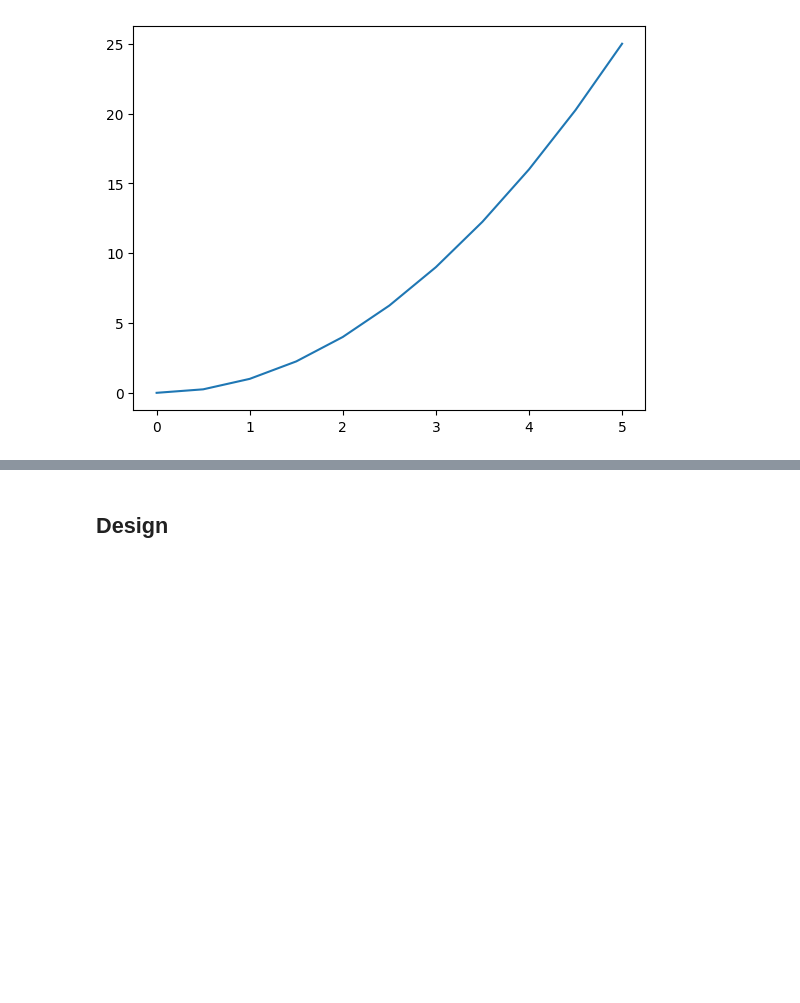
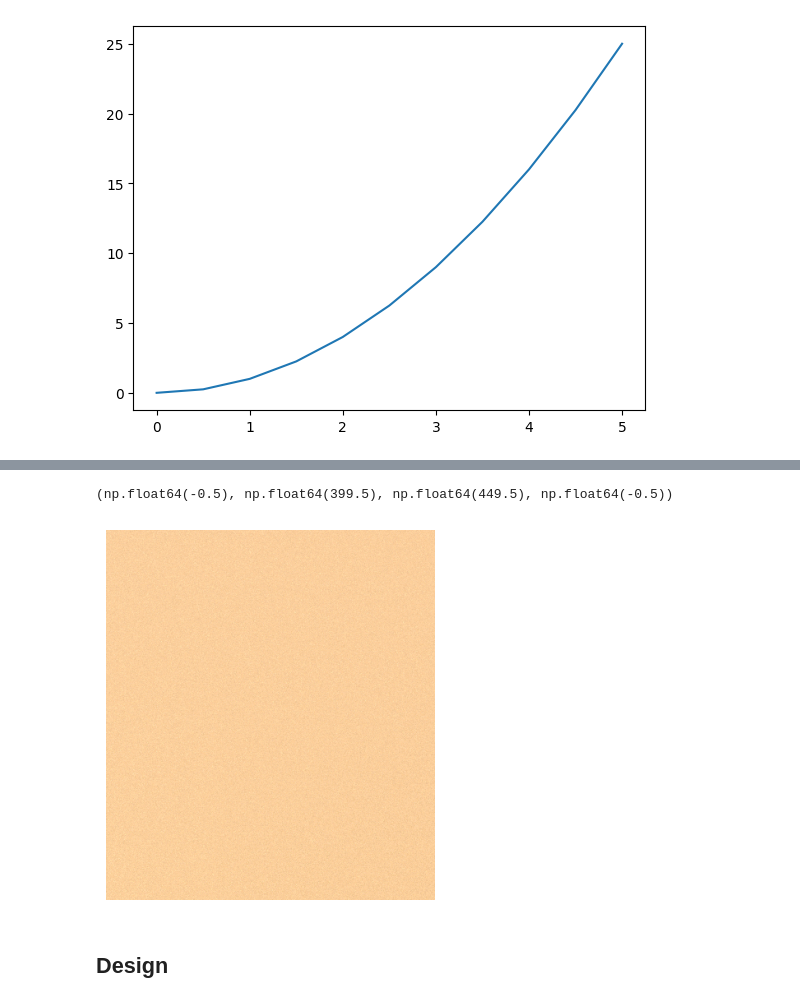
Before and after one commit to rafi1105/Machine_Learning_colab, a Jupyter notebook: Data Visualization/Matplotlib.ipynb, the cells around one changed output, grey strips where cells are left out. Saved outputs shown, nothing was run; the diff lists cells and outputs as text; code cells hidden in the pictures; blank space fills up the shorter version.

```diff
--- a/Data Visualization/Matplotlib.ipynb
+++ b/Data Visualization/Matplotlib.ipynb
@@ -96,2 +104,9 @@ plt.savefig("basicplot.png")
+# %%
+crop = img[50:500,500:900]  #crop row, cols
+plt.imshow(crop)
+plt.axis('off')
+# %% [output]
+(np.float64(-0.5), np.float64(399.5), np.float64(449.5), np.float64(-0.5))
+[figure, added]
 # %% [markdown]
 ## Design
```
Also changed, not shown: parts of 4 cells of this notebook.
